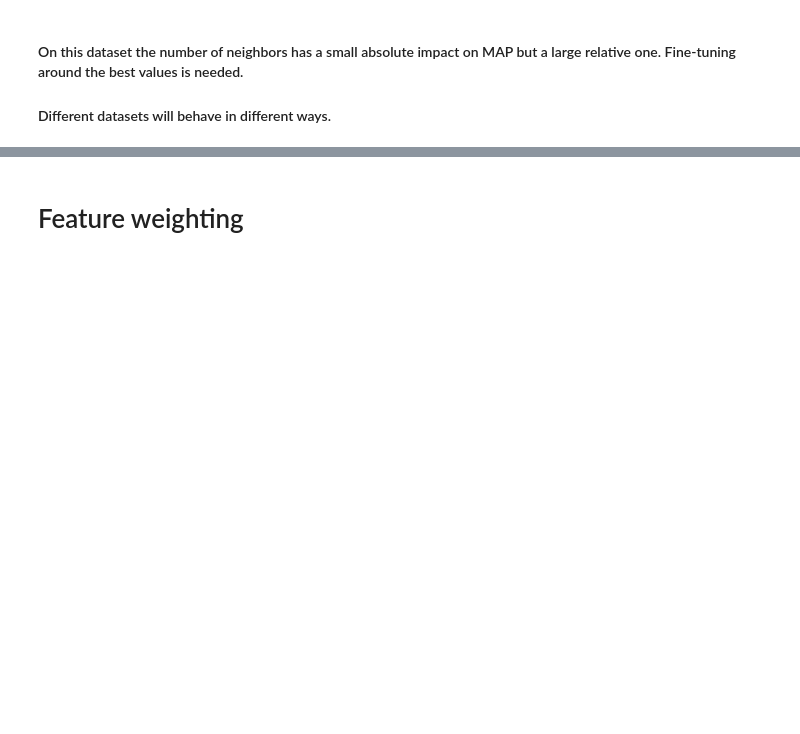
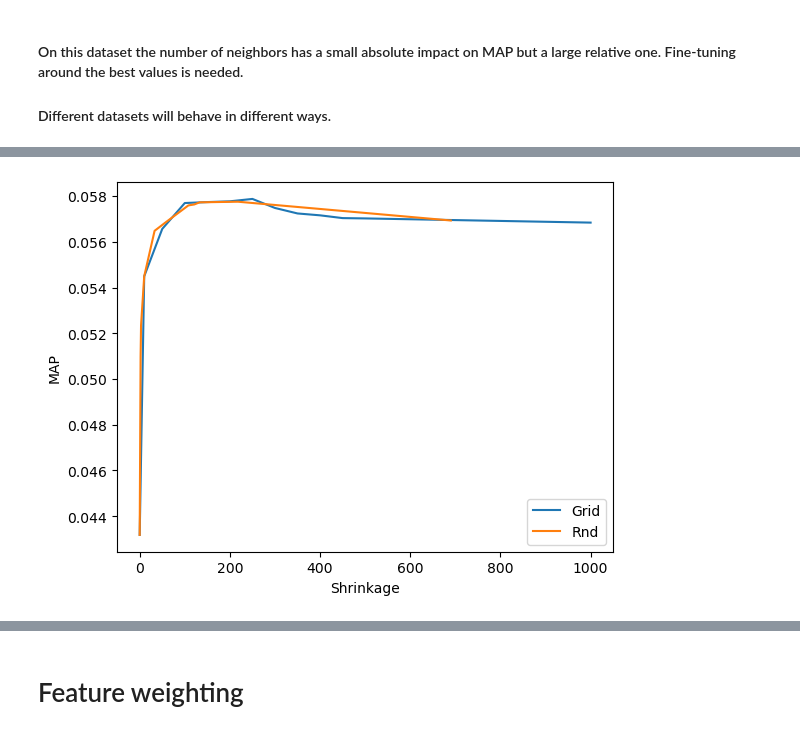
Before and after one commit to MaurizioFD/RecSys_Course_AT_PoliMi, a Jupyter notebook: Practice 03 - Content Based Filtering.ipynb, the cells around one changed output, grey strips where cells are left out. Cells and saved outputs as stored; diff of their text form; code cells hidden in the pictures; blank space fills up the shorter version.

```diff
--- a/Practice 03 - Content Based Filtering.ipynb
+++ b/Practice 03 - Content Based Filtering.ipynb
@@ -666,0 +686,26 @@ pyplot.show()
+# %%
+MAP_per_shrinkage_grid = pd.DataFrame(columns = ["k", "shrink", "MAP"])
+MAP_per_shrinkage_grid["shrink"] = [0, 10, 50, 100, 150, 200, 250, 300, 350, 400, 450, 500, 1000]
+MAP_per_shrinkage_grid["k"] = best_k_value["k"]
+
+
+MAP_per_shrinkage_rnd = pd.DataFrame(columns = ["k", "shrink", "MAP"])
+MAP_per_shrinkage_rnd["shrink"] = loguniform.rvs(0.1, 1000, size=len(MAP_per_shrinkage_grid)).astype(int)
+MAP_per_shrinkage_rnd = MAP_per_shrinkage_rnd.sort_values(by="shrink")
+MAP_per_shrinkage_rnd["k"] = best_k_value["k"]
+
+
+for index in MAP_per_shrinkage_grid.index:
+
+    recommender = ItemKNNCBFRecommender(URM_train, ICM_all)
+    recommender.fit(shrink=MAP_per_shrinkage_grid.loc[index,"shrink"], topK=MAP_per_shrinkage_grid.loc[index,"k"])
+
+    result_df, _ = evaluator_validation.evaluateRecommender(recommender)
+    MAP_per_shrinkage_grid.loc[index,"MAP"] = result_df.loc[10]["MAP"]
+
+
+    recommender = ItemKNNCBFRecommender(URM_train, ICM_all)
+    recommender.fit(shrink=MAP_per_shrinkage_rnd.loc[index,"shrink"], topK=MAP_per_shrinkage_rnd.loc[index,"k"])
+
+    result_df, _ = evaluator_validation.evaluateRecommender(recommender)
+    MAP_per_shrinkage_rnd.loc[index,"MAP"] = result_df.loc[10]["MAP"]
@@ -666,0 +747,9 @@ pyplot.show()
+# %%
+pyplot.plot(MAP_per_shrinkage_grid["shrink"].values, MAP_per_shrinkage_grid["MAP"].values, label="Grid")
+pyplot.plot(MAP_per_shrinkage_rnd["shrink"].values, MAP_per_shrinkage_rnd["MAP"].values, label="Rnd")
+pyplot.ylabel('MAP')
+pyplot.xlabel('Shrinkage')
+pyplot.legend()
+pyplot.show()
+# %% [output]
+[figure, added]
```
Also changed, not shown: parts of 44 cells of this notebook.
